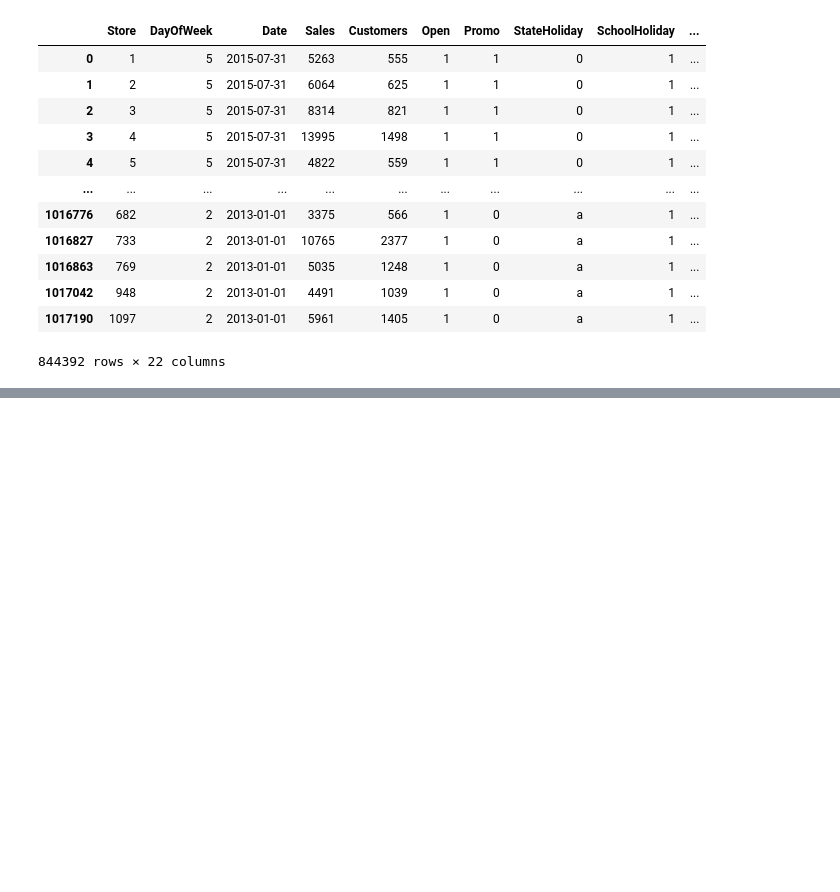
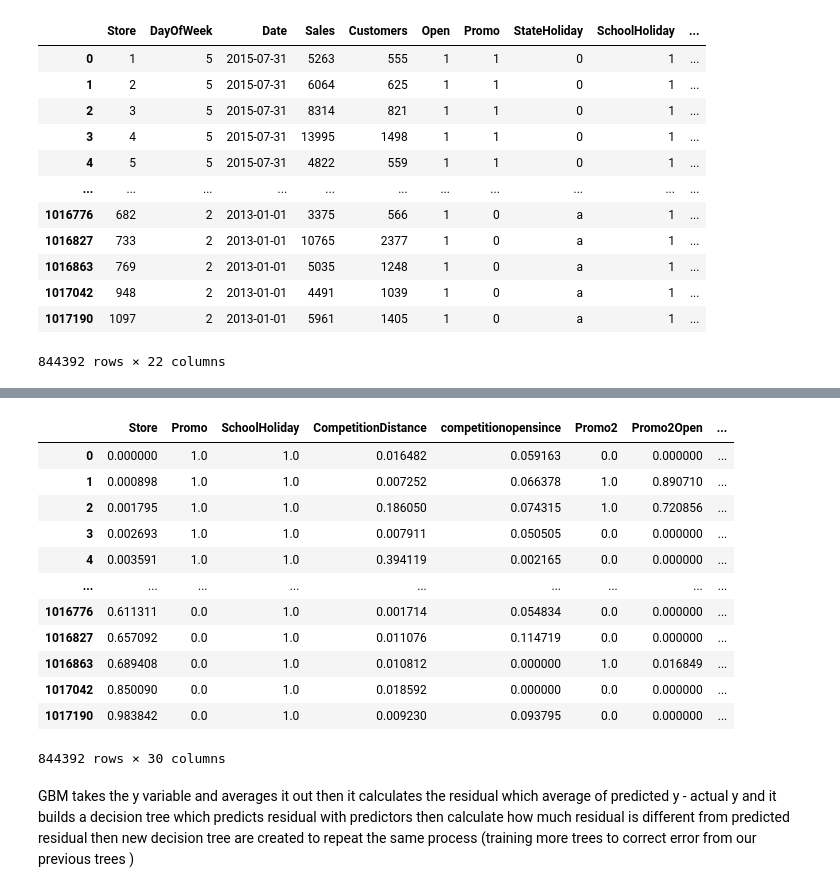
Before and after one commit to PranshuGhori/GradientBoosting, a Jupyter notebook: Gradient Boosting.ipynb, the cells around one changed output, grey strips where cells are left out. Saved outputs shown, nothing was run; the diff lists cells and outputs as text; code cells hidden in the pictures; blank space fills up the shorter version.

```diff
--- a/Gradient Boosting.ipynb
+++ b/Gradient Boosting.ipynb
@@ -82,0 +135,5 @@ merged_df
+# %%
+numeric_cols = ['Store', 'Promo', 'SchoolHoliday',
+              'CompetitionDistance', 'competitionopensince', 'Promo2', 'Promo2Open', 'IsPromo2Month',
+              'Day', 'Month', 'Year', 'WeekOfYear',  ]
+categorical_cols = ['DayOfWeek', 'StateHoliday', 'StoreType', 'Assortment']
@@ -82,0 +172,4 @@ merged_df
+# %%
+max_val = inputs['CompetitionDistance'].max()
+inputs['CompetitionDistance'] = inputs['CompetitionDistance'].fillna(max_val)
+target['CompetitionDistance'] = inputs['CompetitionDistance'].fillna(max_val)
@@ -82,0 +192,41 @@ merged_df
+# %%
+from sklearn.preprocessing import MinMaxScaler, OneHotEncoder
+
+scaler = MinMaxScaler()
+scaler.fit(inputs[numeric_cols])
+
+inputs[numeric_cols] = scaler.transform(inputs[numeric_cols])
+test_inputs[numeric_cols] = scaler.transform(test_inputs[numeric_cols])
+
+encoder = OneHotEncoder(sparse_output=False, handle_unknown='ignore')
+encoder.fit(inputs[categorical_cols])
+
+train_cat = encoder.transform(inputs[categorical_cols])
+test_cat  = encoder.transform(test_inputs[categorical_cols])
+
+encoded_cols = list(encoder.get_feature_names_out(categorical_cols))
+
+train_cat_df = pd.DataFrame(train_cat, columns=encoded_cols, index=inputs.index)
+test_cat_df  = pd.DataFrame(test_cat,  columns=encoded_cols, index=test_inputs.index)
+
+
+X = pd.concat([inputs[numeric_cols], train_cat_df], axis=1)
+X_test = pd.concat([test_inputs[numeric_cols], test_cat_df], axis=1)
+# %%
+X
+# %% [output]
+|  | Store | Promo | SchoolHoliday | CompetitionDistance | competitionopensince | Promo2 | Promo2Open | ... |
+| 0 | 0.000000 | 1.0 | 1.0 | 0.016482 | 0.059163 | 0.0 | 0.000000 | ... |
+| 1 | 0.000898 | 1.0 | 1.0 | 0.007252 | 0.066378 | 1.0 | 0.890710 | ... |
+| 2 | 0.001795 | 1.0 | 1.0 | 0.186050 | 0.074315 | 1.0 | 0.720856 | ... |
+| 3 | 0.002693 | 1.0 | 1.0 | 0.007911 | 0.050505 | 0.0 | 0.000000 | ... |
+| 4 | 0.003591 | 1.0 | 1.0 | 0.394119 | 0.002165 | 0.0 | 0.000000 | ... |
+| ... | ... | ... | ... | ... | ... | ... | ... | ... |
+| 1016776 | 0.611311 | 0.0 | 1.0 | 0.001714 | 0.054834 | 0.0 | 0.000000 | ... |
+| 1016827 | 0.657092 | 0.0 | 1.0 | 0.011076 | 0.114719 | 0.0 | 0.000000 | ... |
+| 1016863 | 0.689408 | 0.0 | 1.0 | 0.010812 | 0.000000 | 1.0 | 0.016849 | ... |
+| 1017042 | 0.850090 | 0.0 | 1.0 | 0.018592 | 0.000000 | 0.0 | 0.000000 | ... |
+| 1017190 | 0.983842 | 0.0 | 1.0 | 0.009230 | 0.093795 | 0.0 | 0.000000 | ... |
+844392 rows × 30 columns
+# %% [markdown]
+GBM takes the y variable and averages it out then it calculates the residual which average of predicted y - actual y and it builds a decision tree which predicts residual with predictors then calculate how much residual is different from predicted residual then new decision tree are created to repeat the same process (training more trees to correct error from our previous trees )
```
Also changed, not shown: parts of 21 cells of this notebook.
